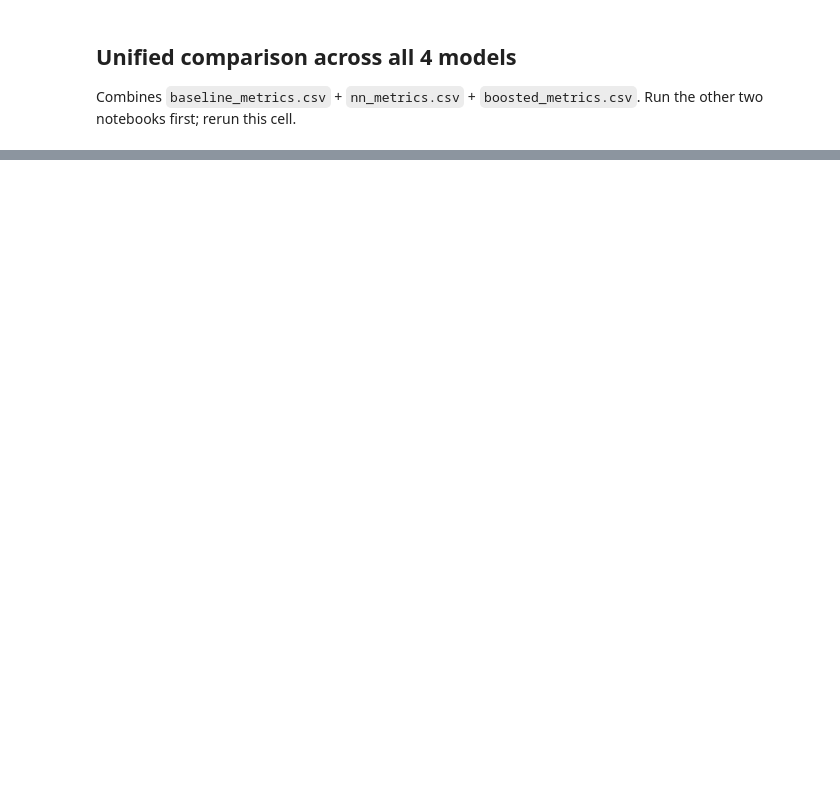
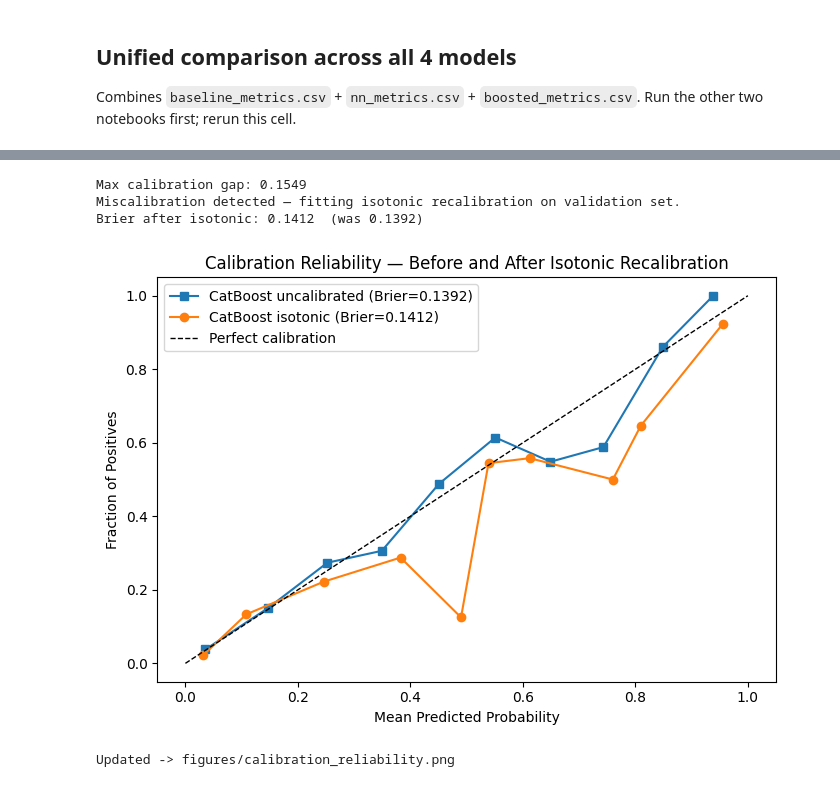
Before and after one commit to NCSU-NNDL-Spring26/Telco_Customer_Churn, a Jupyter notebook: telco_churn_boosted_models.ipynb, the cells around one changed output, grey strips where cells are left out. Saved outputs shown, nothing was run; the diff lists cells and outputs as text; code cells hidden in the pictures; blank space fills up the shorter version.

```diff
--- a/telco_churn_boosted_models.ipynb
+++ b/telco_churn_boosted_models.ipynb
@@ -393,0 +496,46 @@ if parts:
+# %%
+from sklearn.isotonic import IsotonicRegression
+
+_max_gap = float(np.max(np.abs(calib_frac_pos - calib_mean_pred)))
+print(f"Max calibration gap: {_max_gap:.4f}")
+
+if _max_gap > 0.02:
+    print("Miscalibration detected — fitting isotonic recalibration on validation set.")
+    # Map calib_model_name to its validation probabilities (already computed during training)
+    _p_val_map = {
+        'Logistic Regression': p_val_lr,
+        'CatBoost': p_val_cat,
+        'XGBoost': p_val_xgb,
+    }
+    _p_val_best = _p_val_map[calib_model_name]
+
+    _ir = IsotonicRegression(out_of_bounds='clip')
+    _ir.fit(_p_val_best, y_val.to_numpy())
+    _p_cal = _ir.predict(calib_proba)
+
+    _brier_cal = brier_score_loss(y_test.to_numpy(), _p_cal)
+    _frac_cal, _mean_cal = calibration_curve(y_test.to_numpy(), _p_cal, n_bins=10)
+    print(f"Brier after isotonic: {_brier_cal:.4f}  (was {brier_scores.get(calib_model_name, float('nan')):.4f})")
+
+    fig, ax = plt.subplots(figsize=(7, 5))
+    ax.plot(calib_mean_pred, calib_frac_pos, 's-',
+            label=f"{calib_model_name} uncalibrated (Brier={brier_scores.get(calib_model_name, float('nan')):.4f})")
+    ax.plot(_mean_cal, _frac_cal, 'o-',
+            label=f"{calib_model_name} isotonic (Brier={_brier_cal:.4f})")
+    ax.plot([0, 1], [0, 1], 'k--', lw=1, label='Perfect calibration')
+    ax.set_xlabel('Mean Predicted Probability')
+    ax.set_ylabel('Fraction of Positives')
+    ax.set_title('Calibration Reliability — Before and After Isotonic Recalibration')
+    ax.legend()
+    plt.tight_layout()
+    plt.savefig(f"{FIG_DIR}/calibration_reliability.png", dpi=150, bbox_inches="tight")
+    plt.show()
+    print(f"Updated -> {FIG_DIR}/calibration_reliability.png")
+else:
+    print(f"Calibration acceptable (max gap {_max_gap:.4f} \u2264 0.02); no isotonic recalibration needed.")
+# %% [output]
+Max calibration gap: 0.1549
+Miscalibration detected — fitting isotonic recalibration on validation set.
+Brier after isotonic: 0.1412  (was 0.1392)
+[figure, added]
+Updated -> figures/calibration_reliability.png
```
Also changed, not shown: parts of 11 cells of this notebook, 32 other files.
